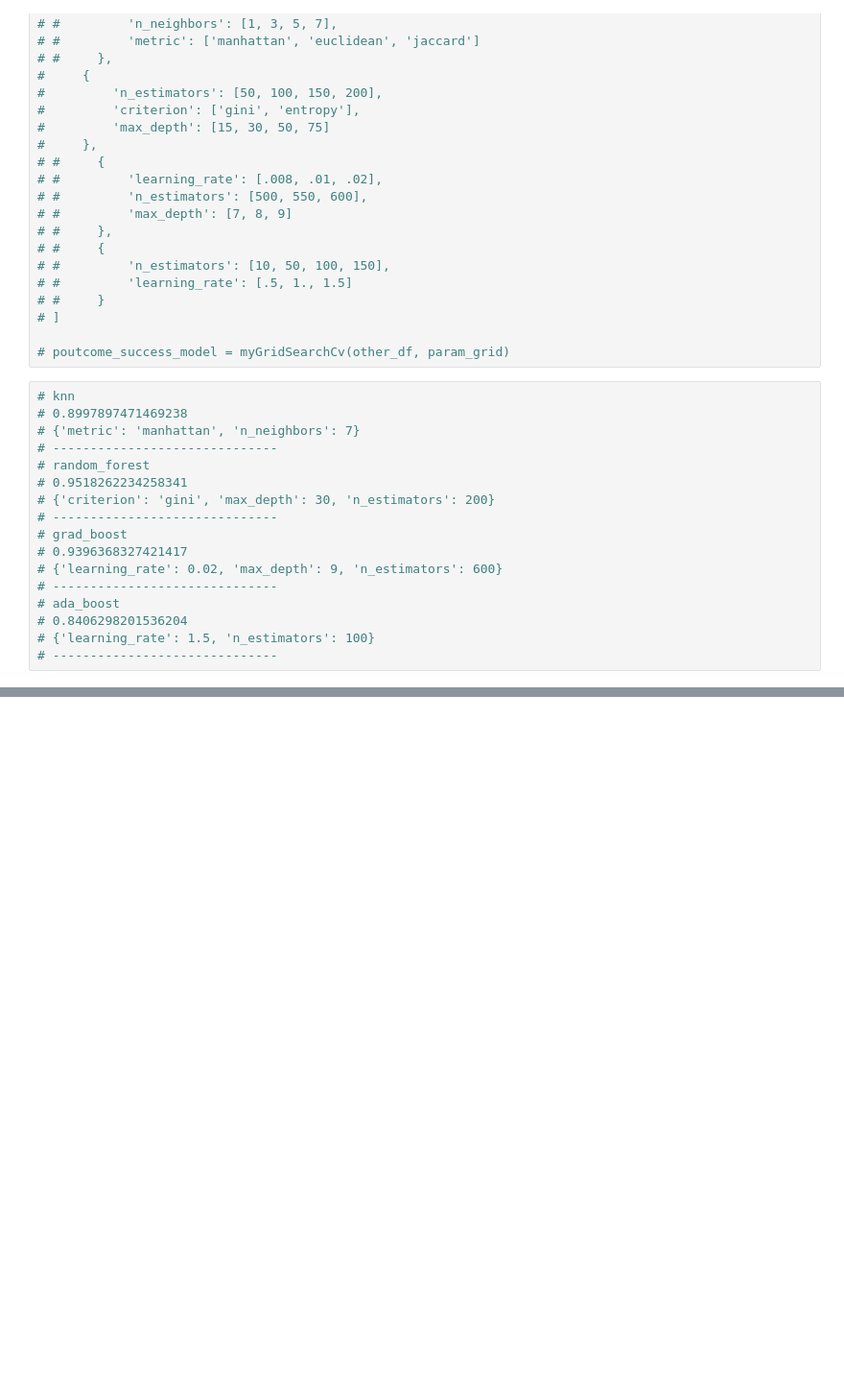
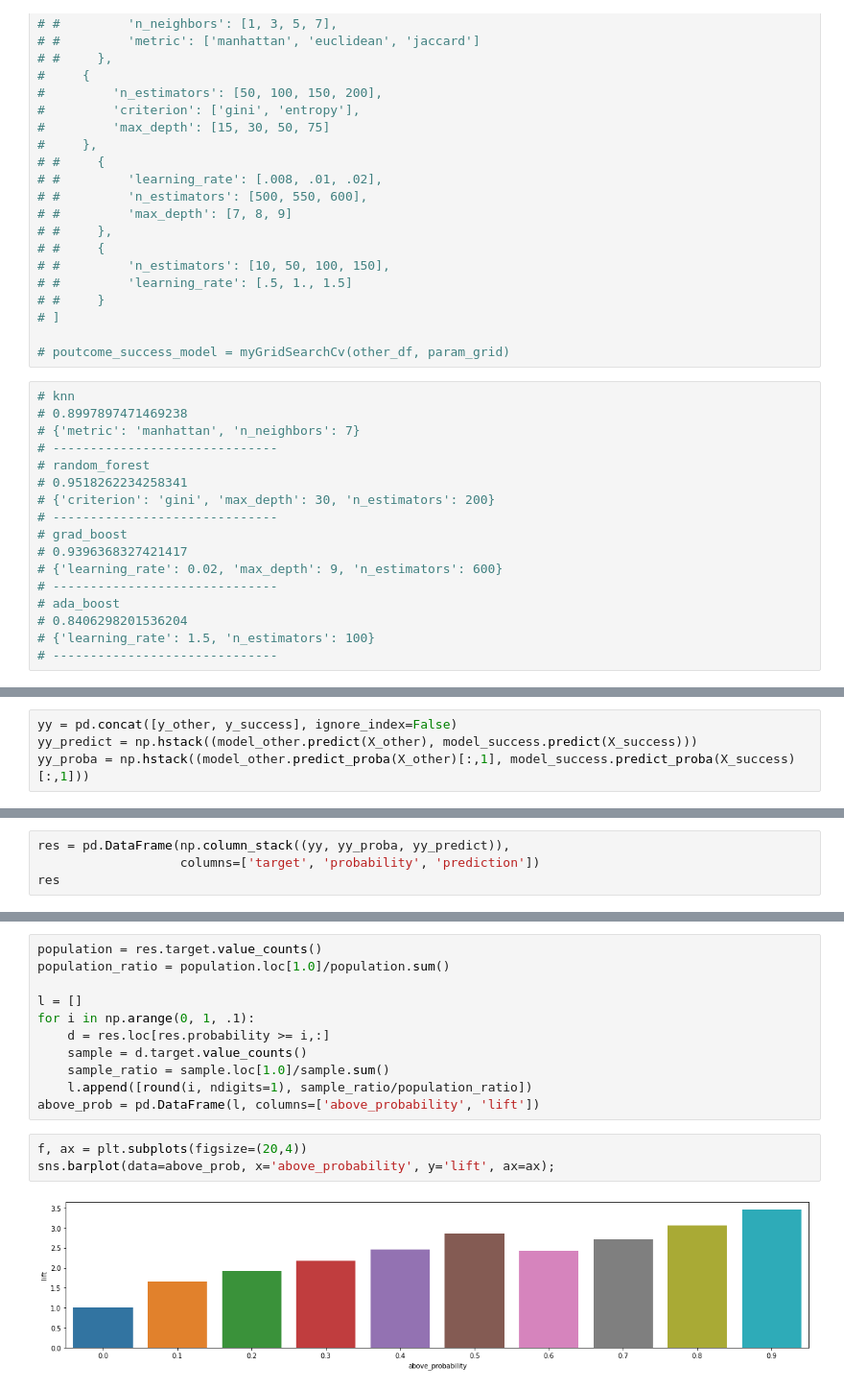
Before and after one commit to matthewswogger/Bank-Telemarketing, a Jupyter notebook: notebooks/4_gridsearch_models.ipynb, the cells around one changed output, grey strips where cells are left out. Shown: that part at 96% size. Cells and saved outputs as stored; diff of their text form; blank space fills up the shorter version.

```diff
--- a/notebooks/4_gridsearch_models.ipynb
+++ b/notebooks/4_gridsearch_models.ipynb
@@ -343,0 +392,4 @@ weighted avg       0.86      0.84      0.85     11946
+# %%
+yy = pd.concat([y_other, y_success], ignore_index=False)
+yy_predict = np.hstack((model_other.predict(X_other), model_success.predict(X_success)))
+yy_proba = np.hstack((model_other.predict_proba(X_other)[:,1], model_success.predict_proba(X_success)[:,1]))
@@ -343,0 +400,4 @@ weighted avg       0.86      0.84      0.85     11946
+# %%
+res = pd.DataFrame(np.column_stack((yy, yy_proba, yy_predict)),
+                   columns=['target', 'probability', 'prediction'])
+res
@@ -343,0 +418,16 @@ weighted avg       0.86      0.84      0.85     11946
+# %%
+population = res.target.value_counts()
+population_ratio = population.loc[1.0]/population.sum()
+
+l = []
+for i in np.arange(0, 1, .1):
+    d = res.loc[res.probability >= i,:]
+    sample = d.target.value_counts()
+    sample_ratio = sample.loc[1.0]/sample.sum()
+    l.append([round(i, ndigits=1), sample_ratio/population_ratio])
+above_prob = pd.DataFrame(l, columns=['above_probability', 'lift'])
+# %%
+f, ax = plt.subplots(figsize=(20,4))
+sns.barplot(data=above_prob, x='above_probability', y='lift', ax=ax);
+# %% [output]
+[figure, added]
```
Also changed, not shown: parts of 16 cells of this notebook, 1 other file.
